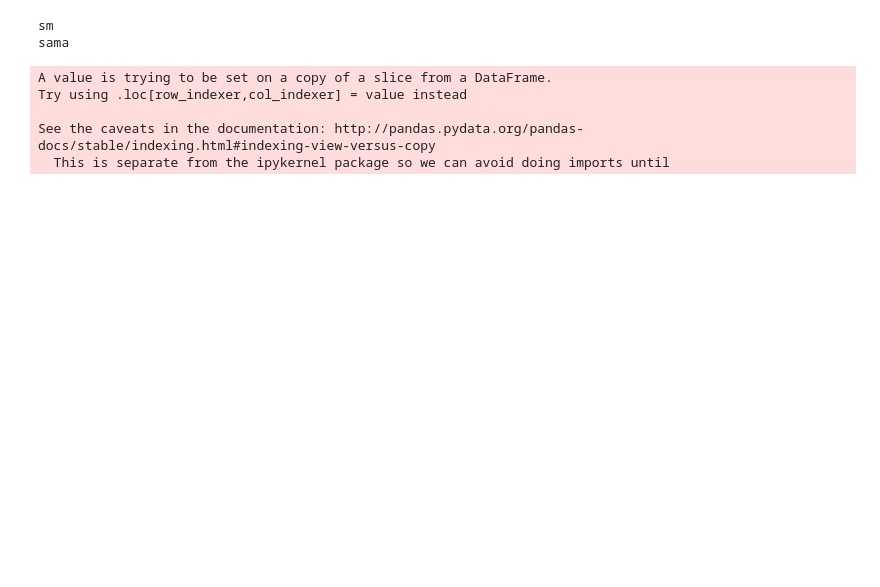
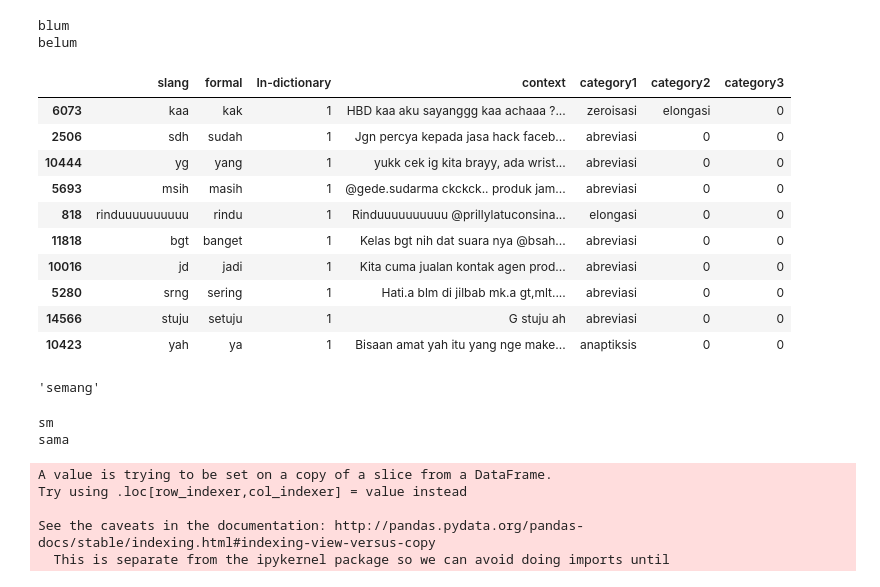
Before and after one commit to ariepratama/nmt-playground, a Jupyter notebook: Word Normalization - Attention Encoder Decoder Batched.ipynb, the cells around one changed output. Drawn from its saved outputs; the diff is of its cells as text; code cells hidden in the pictures; blank space fills up the shorter version.

```diff
--- a/Word Normalization - Attention Encoder Decoder Batched.ipynb
+++ b/Word Normalization - Attention Encoder Decoder Batched.ipynb
@@ -12,6 +12,9 @@ from torch import nn, optim
 from lib.torch_util import *
 # %%
 df = pd.read_csv('colloquial-indonesian-lexicon.csv')
+# %%
+columns = ['slang', 'formal']
+df_grouped = df.groupby(columns).agg('count').reset_index()[columns]
 # %%
 class TextDataset(Dataset):
     def __init__(self, X, y, transform=None):
@@ -325,3 +306,28 @@ plt.show()
+# %%
+i =
+print(decoded_to_sentence(data['slang'][0].numpy()))
+print(decoded_to_sentence(data['formal'][0].numpy()))
+# %% [output]
+blum
+belum
+# %%
+df.iloc[X_train.iloc[:10].index]
+# %% [output]
+|  | slang | formal | In-dictionary | context | category1 | category2 | category3 |
+| 6073 | kaa | kak | 1 | HBD kaa aku sayanggg kaa achaaa ?... | zeroisasi | elongasi | 0 |
+| 2506 | sdh | sudah | 1 | Jgn percya kepada jasa hack faceb... | abreviasi | 0 | 0 |
+| 10444 | yg | yang | 1 | yukk cek ig kita brayy, ada wrist... | abreviasi | 0 | 0 |
+| 5693 | msih | masih | 1 | @gede.sudarma ckckck.. produk jam... | abreviasi | 0 | 0 |
+| 818 | rinduuuuuuuuuu | rindu | 1 | Rinduuuuuuuuuu @prillylatuconsina... | elongasi | 0 | 0 |
+| 11818 | bgt | banget | 1 | Kelas bgt nih dat suara nya @bsah... | abreviasi | 0 | 0 |
+| 10016 | jd | jadi | 1 | Kita cuma jualan kontak agen prod... | abreviasi | 0 | 0 |
+| 5280 | srng | sering | 1 | Hati.a blm di jilbab mk.a gt,mlt.... | abreviasi | 0 | 0 |
+| 14566 | stuju | setuju | 1 | G stuju ah | abreviasi | 0 | 0 |
+| 10423 | yah | ya | 1 | Bisaan amat yah itu yang nge make... | anaptiksis | 0 | 0 |
+# %%
+evaluate_sentence(e, d, 'srng')
+# %% [output]
+'semang'
 # %%
 i = 34
 sentence = df.iloc[X_train.iloc[:50].index[i]].slang
```
Also changed, not shown: parts of 18 cells of this notebook, 2 other files.
